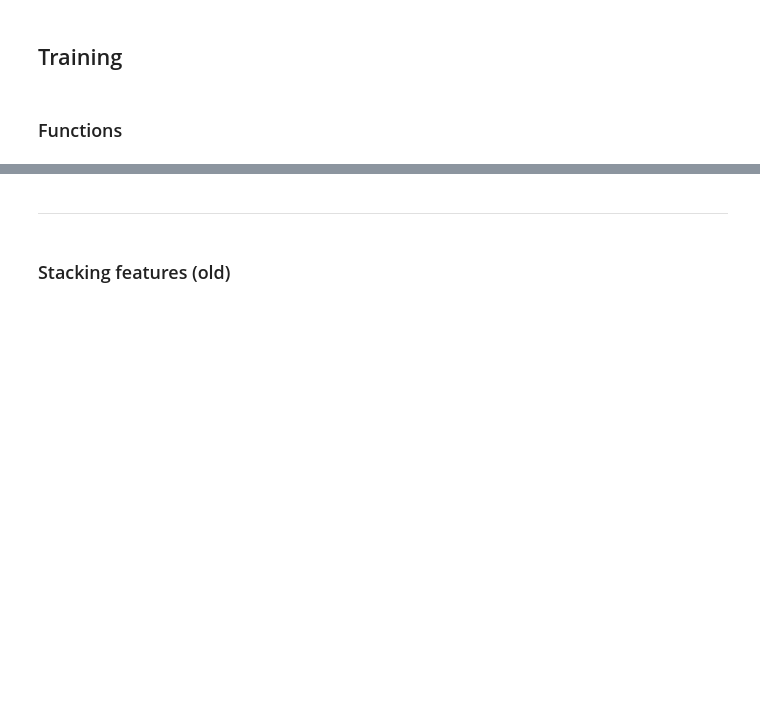
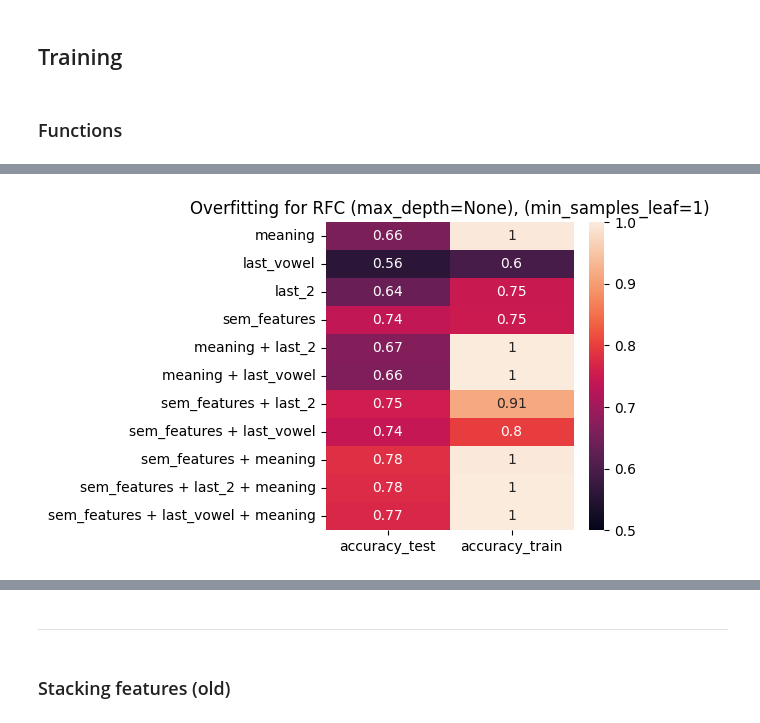
Before and after one commit to mashakrivolap/Coursework2024shughnigender, a Jupyter notebook: Predicting the Gender Category for Shughni Nouns Using Machine Learning Methods.ipynb, the cells around one changed output, grey strips where cells are left out. Saved outputs shown, nothing was run; the diff lists cells and outputs as text; code cells hidden in the pictures; blank space fills up the shorter version.

```diff
--- a/Predicting the Gender Category for Shughni Nouns Using Machine Learning Methods.ipynb
+++ b/Predicting the Gender Category for Shughni Nouns Using Machine Learning Methods.ipynb
@@ -306,0 +422,13 @@ y_pred[FEATURE], results[FEATURE], models[FEATURE] = train_models(
+# %%
+overfitting_rfc = {}
+for key in results:
+    overfitting_rfc[key] = show_overfitting(results[key], "RandomForestClassifier")
+overfitting_rfc = pd.DataFrame(overfitting_rfc).transpose()
+
+plt.figure(figsize=(4, 4))
+sns.heatmap(overfitting_rfc, vmin=0.5, vmax=1, annot=True)
+plt.title(f"Overfitting for RFC (max_depth={SETTINGS['RFC_MAX_DEPTH']}), (min_samples_leaf={SETTINGS['RFC_MIN_SAMPLES_LEAF']})")
+#plt.savefig(f"overfitting_rfc_{str(SETTINGS['RFC_MAX_DEPTH'])}_{str(SETTINGS['RFC_MIN_SAMPLES_LEAF'])}.png", bbox_inches='tight')
+plt.show()
+# %% [output]
+[figure, added]
```
Also changed, not shown: parts of 42 cells of this notebook, 1 other file.
